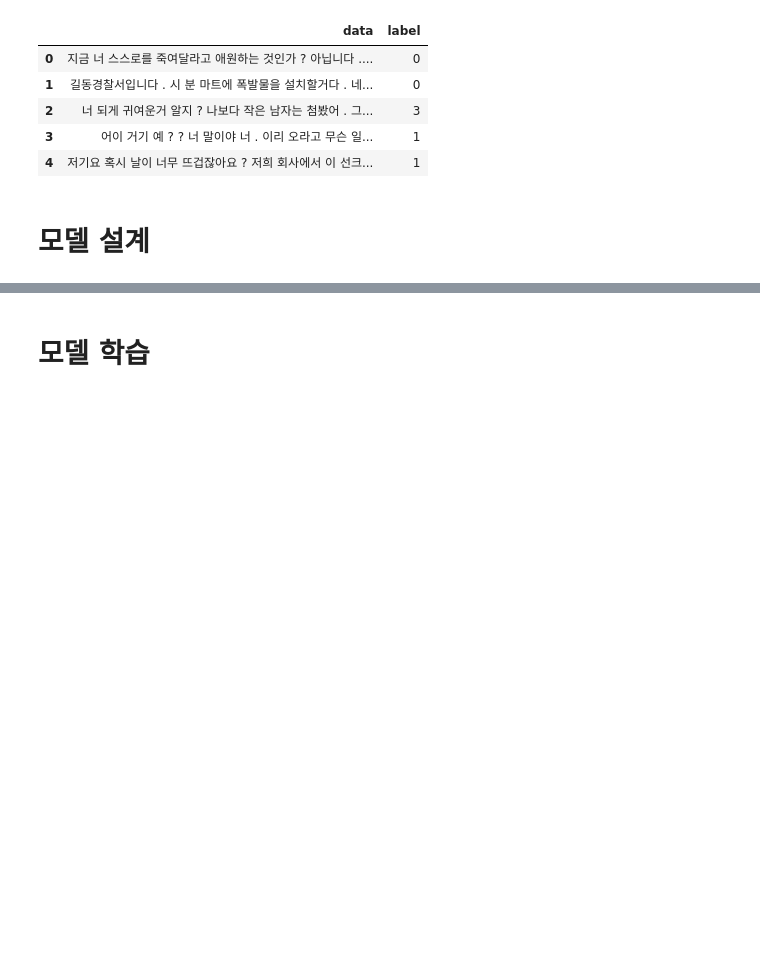
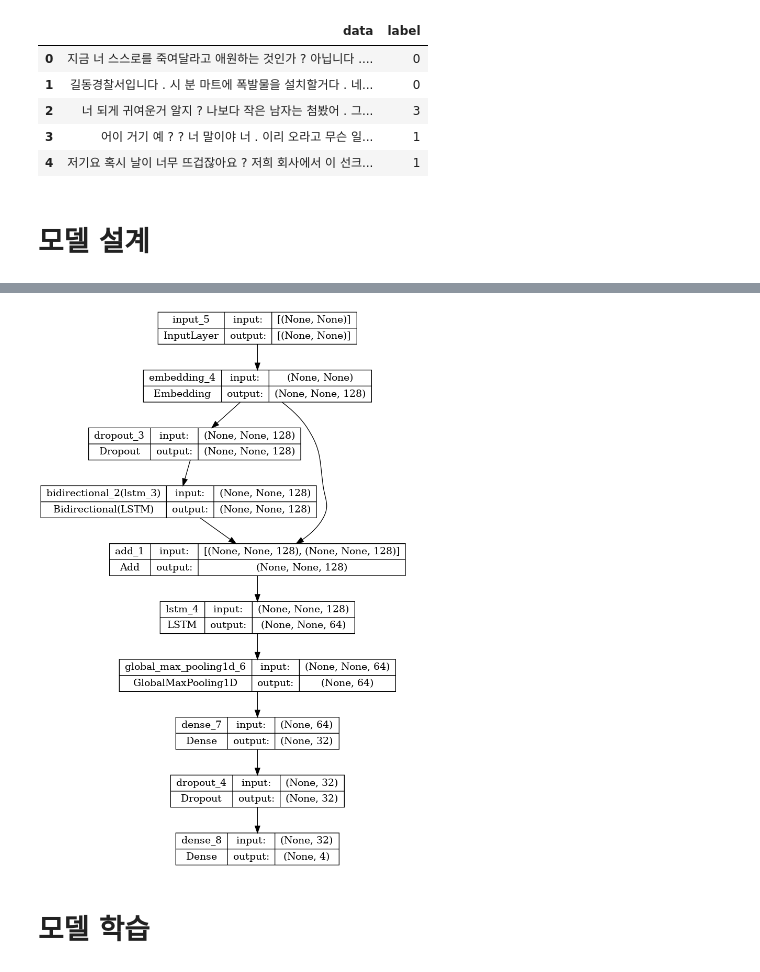
Before and after one commit to aiffel-online4-nlp-kimNlim/DLthon, a Jupyter notebook: notebooks/kyeonghun/base_model.ipynb, the cells around one changed output, grey strips where cells are left out. Saved outputs shown, nothing was run; the diff lists cells and outputs as text; code cells hidden in the pictures; blank space fills up the shorter version.

```diff
--- a/notebooks/kyeonghun/base_model.ipynb
+++ b/notebooks/kyeonghun/base_model.ipynb
@@ -167,6 +182,11 @@ def CNN_BiLSTM_LSTM(vocab_size, word_vector_dim):
     model = Model(inputs=inputs, outputs=out)
 
     return model
+# %%
+cnn_bilstm_lstm = CNN_BiLSTM_LSTM(vocab_size, word_vector_dim)
+tf.keras.utils.plot_model(cnn_bilstm_lstm, show_shapes=True)
+# %% [output]
+[figure, added]
 # %% [markdown]
 # 모델 학습
 # %%
```
Also changed, not shown: parts of 4 cells of this notebook, 6 other files.
